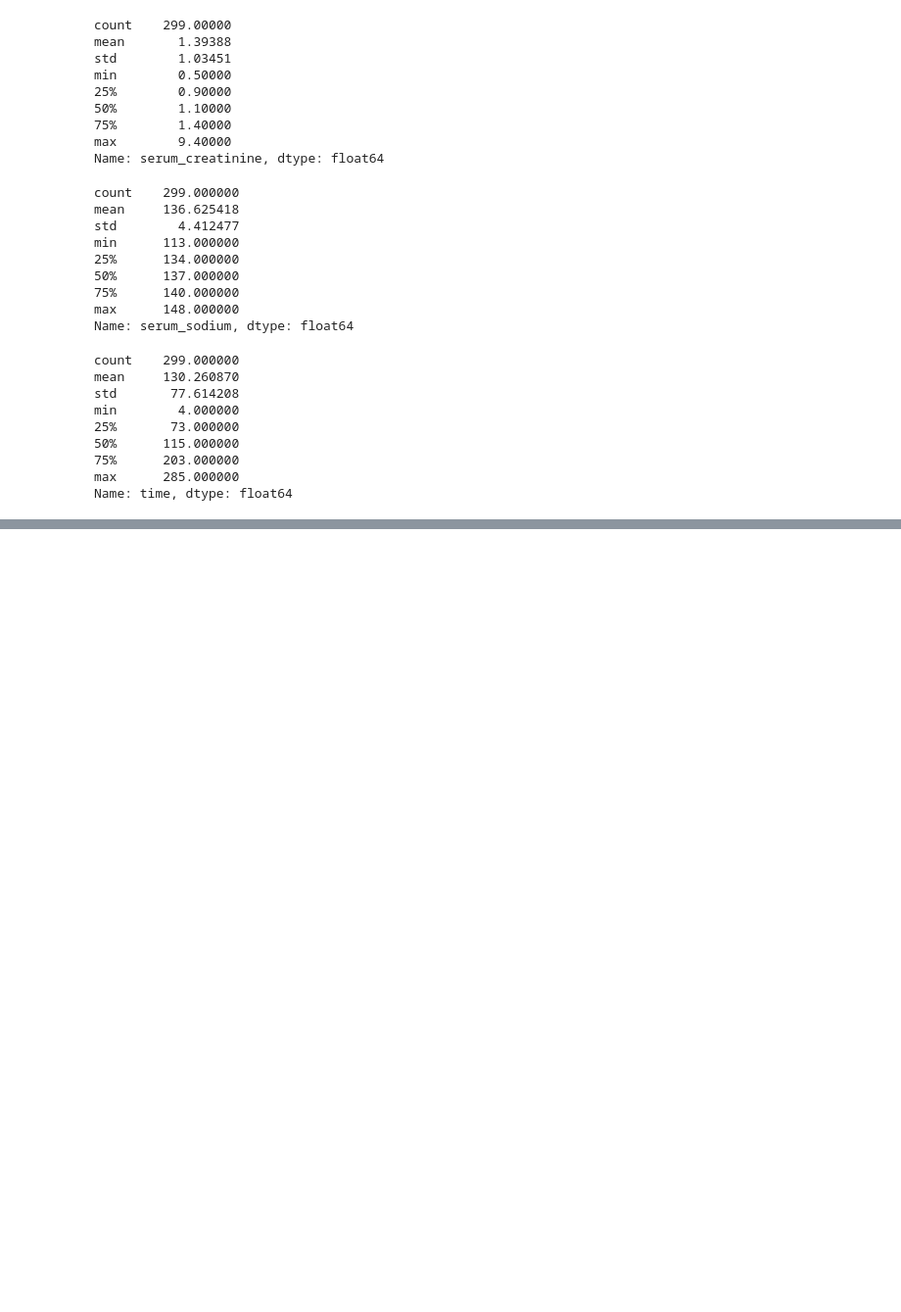
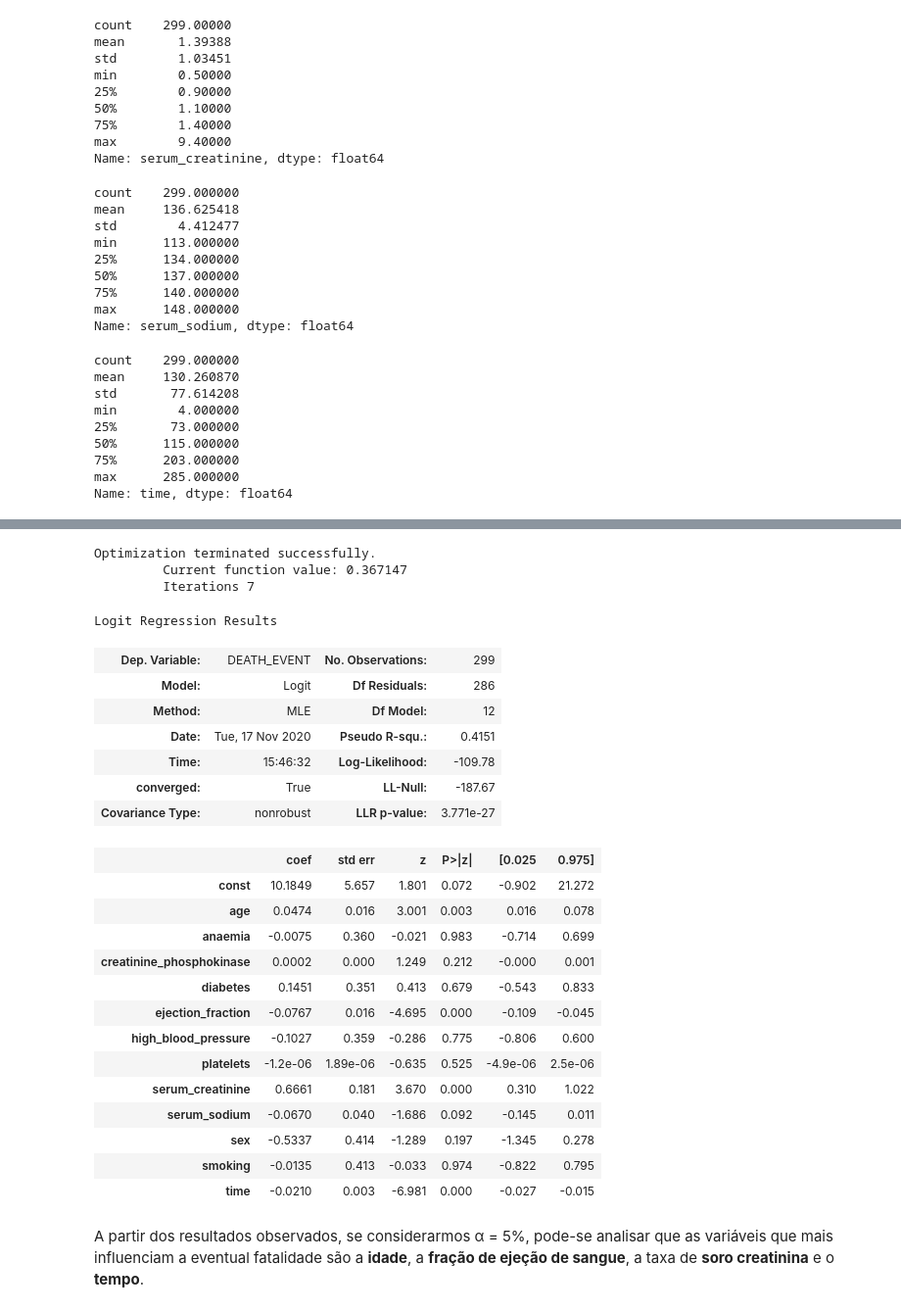
Before and after one commit to carolina-hirschheimer/Propensao-a-falhas-cardiacas, a Jupyter notebook: Análise Database.ipynb, the cells around one changed output, grey strips where cells are left out. Shown at 98% size. Cells and saved outputs as stored; diff of their text form; code cells hidden in the pictures; blank space fills up the shorter version.

Commit message:
Início da regressão

```diff
--- a/Análise Database.ipynb
+++ b/Análise Database.ipynb
@@ -243,0 +220,49 @@ sns.heatmap(dados.corr())
+# %%
+X = dados[['age', 'anaemia','creatinine_phosphokinase', 'diabetes', 'ejection_fraction','high_blood_pressure',
+           'platelets','serum_creatinine', 'serum_sodium','sex','smoking','time']]
+
+Y = dados['DEATH_EVENT']
+# %%
+### Função utilitária para fazer a regressão com constante adicionada
+
+def regress(Y,X):
+    '''
+    Y: coluna do DataFrame utilizada como variável resposta (TARGET)
+    X: coluna(s) do DataFrame utilizadas como variável(is) explicativas (FEATURES)
+    '''
+    X_cp = sm.add_constant(X)
+    model = sm.Logit(Y,X_cp.astype(float))
+    results = model.fit()
+
+    return results
+
+results = regress(Y,X)
+results.summary()
+# %% [output]
+Optimization terminated successfully.
+         Current function value: 0.367147
+         Iterations 7
+Logit Regression Results
+| Dep. Variable: | DEATH_EVENT | No. Observations: | 299 |
+| Model: | Logit | Df Residuals: | 286 |
+| Method: | MLE | Df Model: | 12 |
+| Date: | Tue, 17 Nov 2020 | Pseudo R-squ.: | 0.4151 |
+| Time: | 15:46:32 | Log-Likelihood: | -109.78 |
+| converged: | True | LL-Null: | -187.67 |
+| Covariance Type: | nonrobust | LLR p-value: | 3.771e-27 |
+|  | coef | std err | z | P>|z| | [0.025 | 0.975] |
+| const | 10.1849 | 5.657 | 1.801 | 0.072 | -0.902 | 21.272 |
+| age | 0.0474 | 0.016 | 3.001 | 0.003 | 0.016 | 0.078 |
+| anaemia | -0.0075 | 0.360 | -0.021 | 0.983 | -0.714 | 0.699 |
+| creatinine_phosphokinase | 0.0002 | 0.000 | 1.249 | 0.212 | -0.000 | 0.001 |
+| diabetes | 0.1451 | 0.351 | 0.413 | 0.679 | -0.543 | 0.833 |
+| ejection_fraction | -0.0767 | 0.016 | -4.695 | 0.000 | -0.109 | -0.045 |
+| high_blood_pressure | -0.1027 | 0.359 | -0.286 | 0.775 | -0.806 | 0.600 |
+| platelets | -1.2e-06 | 1.89e-06 | -0.635 | 0.525 | -4.9e-06 | 2.5e-06 |
+| serum_creatinine | 0.6661 | 0.181 | 3.670 | 0.000 | 0.310 | 1.022 |
+| serum_sodium | -0.0670 | 0.040 | -1.686 | 0.092 | -0.145 | 0.011 |
+| sex | -0.5337 | 0.414 | -1.289 | 0.197 | -1.345 | 0.278 |
+| smoking | -0.0135 | 0.413 | -0.033 | 0.974 | -0.822 | 0.795 |
+| time | -0.0210 | 0.003 | -6.981 | 0.000 | -0.027 | -0.015 |
+# %% [markdown]
+A partir dos resultados observados, se considerarmos α = 5%, pode-se analisar que as variáveis que mais influenciam a eventual fatalidade são a <b>idade</b>, a <b>fração de ejeção de sangue</b>, a taxa de <b>soro creatinina</b> e o <b>tempo</b>.
```
Also changed, not shown: parts of 7 cells of this notebook.
